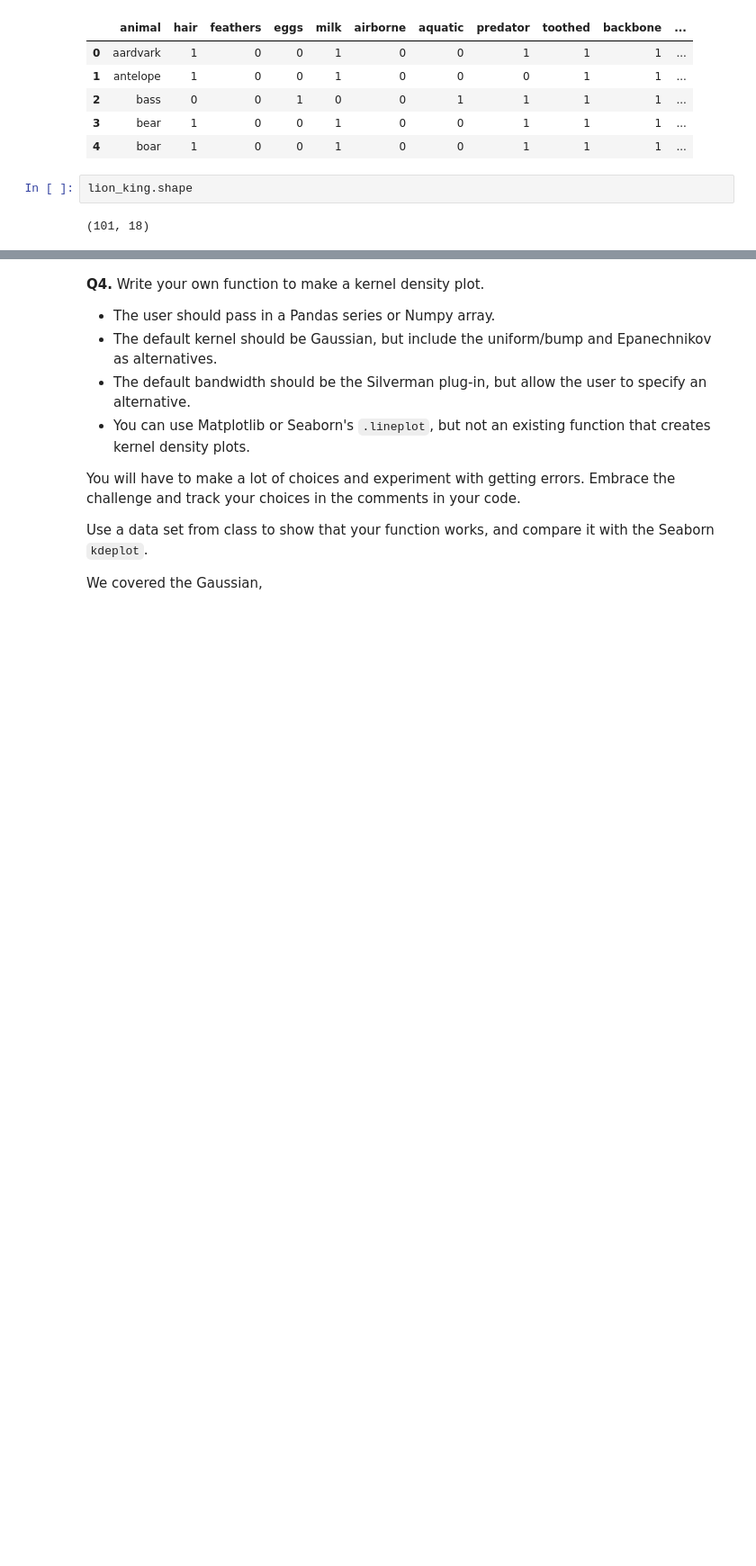
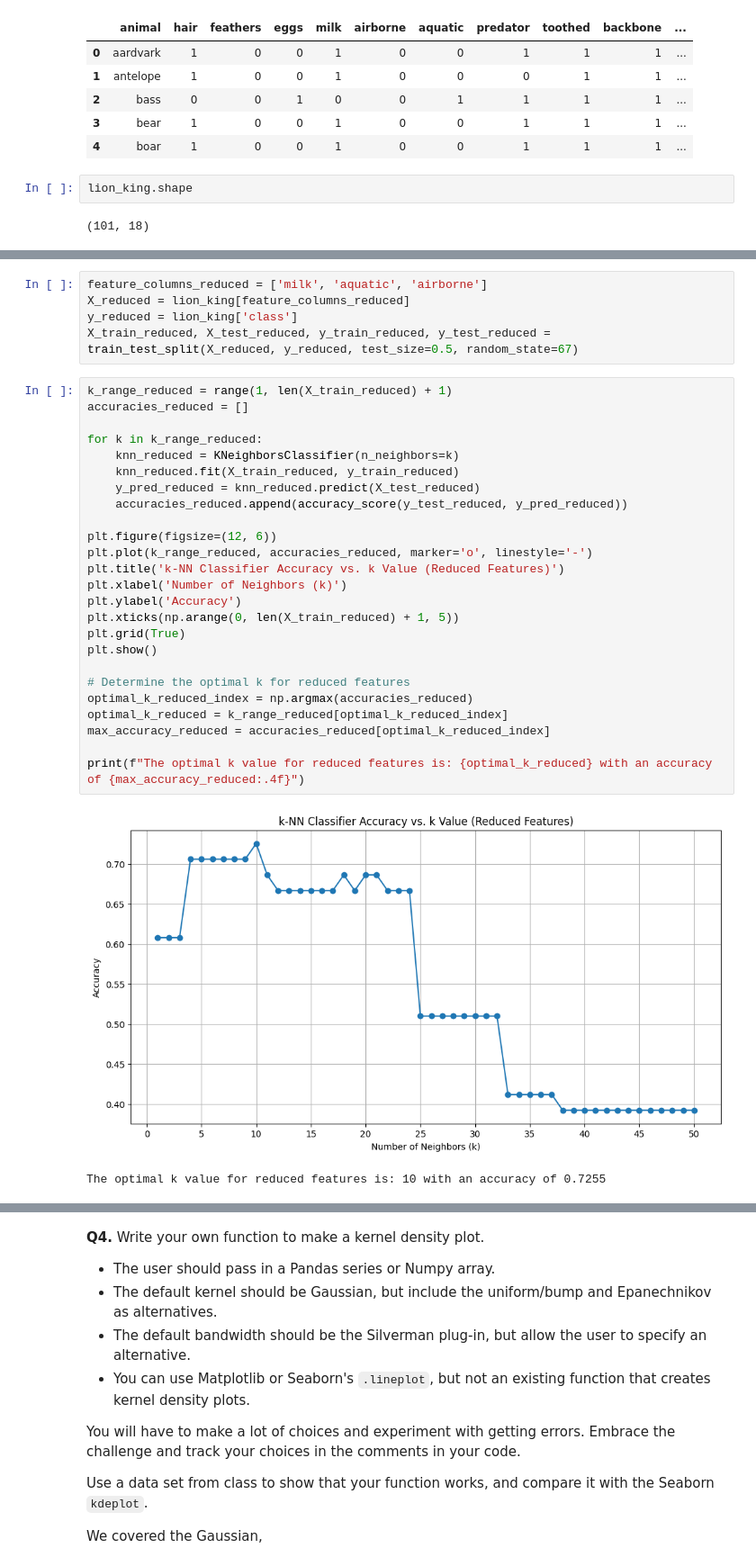
Before and after one commit to michaelhunter12/KNN, a Jupyter notebook: assignment/knn_assignment.ipynb, the cells around one changed output, grey strips where cells are left out. Shown at 90% size. Drawn from its saved outputs; the diff is of its cells as text; blank space fills up the shorter version.

```diff
--- a/assignment/knn_assignment.ipynb
+++ b/assignment/knn_assignment.ipynb
@@ -265,0 +401,33 @@ lion_king.shape
+# %%
+feature_columns_reduced = ['milk', 'aquatic', 'airborne']
+X_reduced = lion_king[feature_columns_reduced]
+y_reduced = lion_king['class']
+X_train_reduced, X_test_reduced, y_train_reduced, y_test_reduced = train_test_split(X_reduced, y_reduced, test_size=0.5, random_state=67)
+# %%
+k_range_reduced = range(1, len(X_train_reduced) + 1)
+accuracies_reduced = []
+
+for k in k_range_reduced:
+    knn_reduced = KNeighborsClassifier(n_neighbors=k)
+    knn_reduced.fit(X_train_reduced, y_train_reduced)
+    y_pred_reduced = knn_reduced.predict(X_test_reduced)
+    accuracies_reduced.append(accuracy_score(y_test_reduced, y_pred_reduced))
+
+plt.figure(figsize=(12, 6))
+plt.plot(k_range_reduced, accuracies_reduced, marker='o', linestyle='-')
+plt.title('k-NN Classifier Accuracy vs. k Value (Reduced Features)')
+plt.xlabel('Number of Neighbors (k)')
+plt.ylabel('Accuracy')
+plt.xticks(np.arange(0, len(X_train_reduced) + 1, 5))
+plt.grid(True)
+plt.show()
+
+# Determine the optimal k for reduced features
+optimal_k_reduced_index = np.argmax(accuracies_reduced)
+optimal_k_reduced = k_range_reduced[optimal_k_reduced_index]
+max_accuracy_reduced = accuracies_reduced[optimal_k_reduced_index]
+
+print(f"The optimal k value for reduced features is: {optimal_k_reduced} with an accuracy of {max_accuracy_reduced:.4f}")
+# %% [output]
+[figure, added]
+The optimal k value for reduced features is: 10 with an accuracy of 0.7255
```
Also changed, not shown: parts of 22 cells of this notebook.
